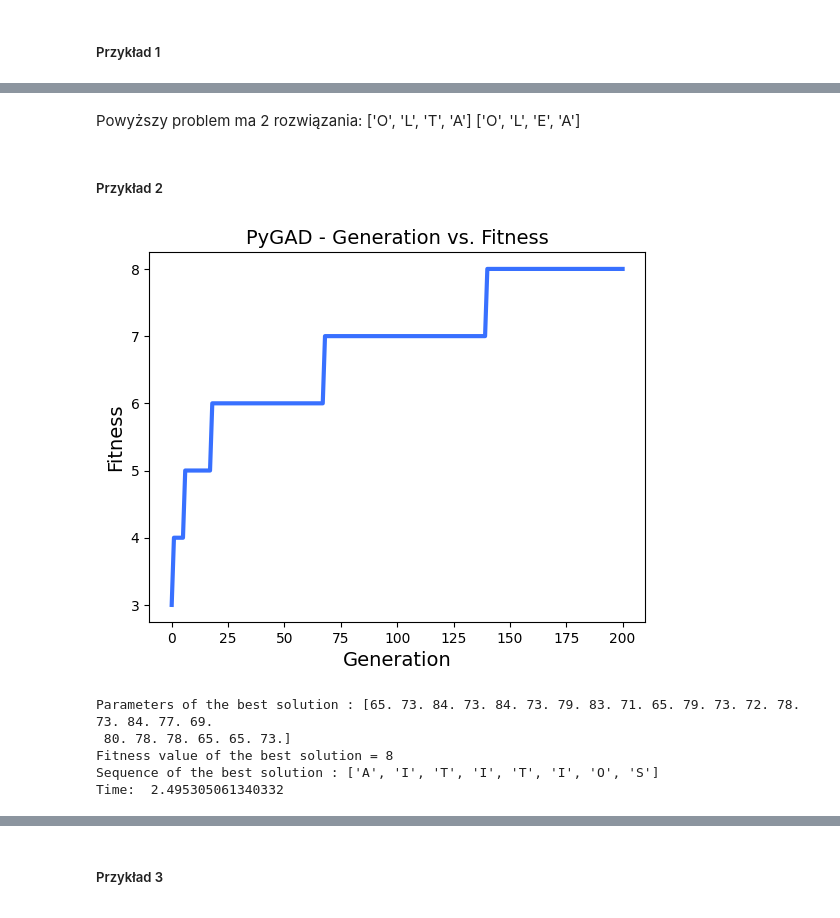
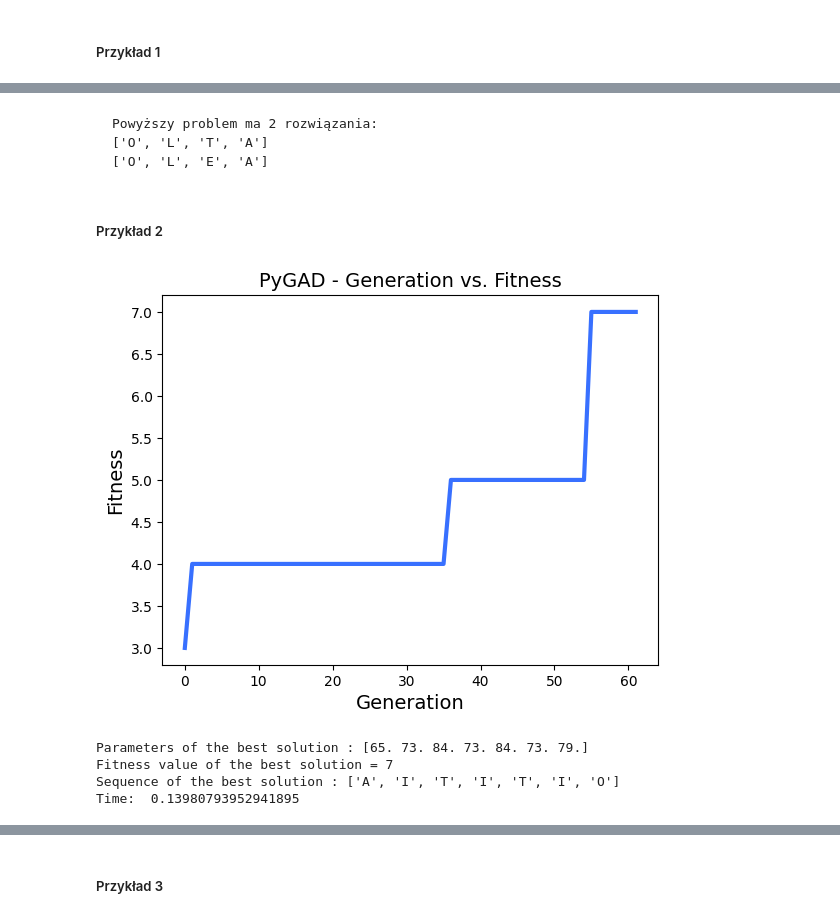
Before and after one commit to stoooodnia/IO, a Jupyter notebook: projektDomowy/lcs.ipynb, the cells around one changed output, grey strips where cells are left out. Drawn from its saved outputs; the diff is of its cells as text; code cells hidden in the pictures.

```diff
--- a/projektDomowy/lcs.ipynb
+++ b/projektDomowy/lcs.ipynb
@@ -45,8 +47,11 @@ def remove_duplicates(gene_space):
             uniq.append(i)
     return uniq
 
+def prepare(gene_space):
+    return parseToInt(remove_duplicates(gene_space))
+
 # gene_space to litery alfabetu które istnieją w obu sekwencjach
-gene_space = parseToInt(remove_duplicates(seq1 + seq2))
+gene_space = prepare(seq1+seq2)
 
 # num_genes to długość krótszej sekwencji, ponieważ długość wspólnej sekwencji nie będzie dłuższa niż krótsze ze słów
 num_genes = (len(seq2) if len(seq1) > len(seq2) else len(seq1))
@@ -131,7 +136,7 @@ Time:  0.12824606895446777
 # %% [markdown]
-Powyższy problem ma 2 rozwiązania:
-['O', 'L', 'T', 'A']
-['O', 'L', 'E', 'A']
+    Powyższy problem ma 2 rozwiązania:
+    ['O', 'L', 'T', 'A']
+    ['O', 'L', 'E', 'A']
 # %% [markdown]
 ##### Przykład 2
 # %%
@@ -145,63 +150,53 @@ seq2 = [i.upper() for i in "plotterscostut"]
 seq1 = [i.upper() for i in "AlgorithmVisualizations"]
 seq2 = [i.upper() for i in "AnimationSpeedGeneticLos"]
 
-gene_space = parseToInt(remove_duplicates(seq1 + seq2))
+gene_space = prepare(seq1+seq2)
 
 length = len(seq1) if len(seq1) > len(seq2) else len(seq2)
 num_genes = length
 
 sol_per_pop = 400
 num_parents_mating = 200
 keep_parents = 100
 num_generations = 200
 
-parent_selection_type = "sss"
-mutation_type = "random"
-mutation_percent_genes = 14
-crossover_type = "single_point"
+# poprzednie
+# sol_per_pop = 200
+# num_parents_mating = 100
+# num_generations = 30
+# keep_parents = 50
+
+mutation_percent_genes = 14 # poprzednie 10
+
 
 
 def fitness_func(solution, solution_idx):
     solution = [chr(int(i)) for i in solution]
     return  cut(solution, seq1, seq2)
 
 
 start = time.time()
-ga_instance = pygad.GA(num_generations=num_generations,
-                          num_parents_mating=num_parents_mating,
-                            fitness_func=fitness_func,
-                            sol_per_pop=sol_per_pop,
-                            num_genes=num_genes,
-                            gene_space=gene_space,
-                            parent_selection_type=parent_selection_type,
-                            keep_parents=keep_parents,
-                            mutation_type=mutation_type,
-                            mutation_percent_genes=mutation_percent_genes,
-                            crossover_type=crossover_type,
-                            )
-
 ga_instance.run()
 end = time.time()
 
 ga_instance.plot_fitness()
 
 solution, solution_fitness, solution_idx = ga_instance.best_solution()
 
 print("Parameters of the best solution : {solution}".format(solution=solution))
 print("Fitness value of the best solution = {solution_fitness}".format(solution_fitness=solution_fitness))
 
 solution = [chr(int(i)) for i in solution]
 
 solution = solution[:solution_fitness]
 print("Sequence of the best solution : {solution}".format(solution=solution))
 print("Time: ", end - start)
 # %% [output]
-[figure, old version]
+[figure, new version]
-Parameters of the best solution : [65. 73. 84. 73. 84. 73. 79. 83. 71. 65. 79. 73. 72. 78. 73. 84. 77. 69.
- 80. 78. 78. 65. 65. 73.]
-Fitness value of the best solution = 8
-Sequence of the best solution : ['A', 'I', 'T', 'I', 'T', 'I', 'O', 'S']
-Time:  2.495305061340332
+Parameters of the best solution : [65. 73. 84. 73. 84. 73. 79.]
+Fitness value of the best solution = 7
+Sequence of the best solution : ['A', 'I', 'T', 'I', 'T', 'I', 'O']
+Time:  0.13980793952941895
 # %%
 # min length = 13
 seq1 = [i.upper() for i in "alamakotaipsa"]
```
Also changed, not shown: parts of 21 cells of this notebook, 3 other files.
